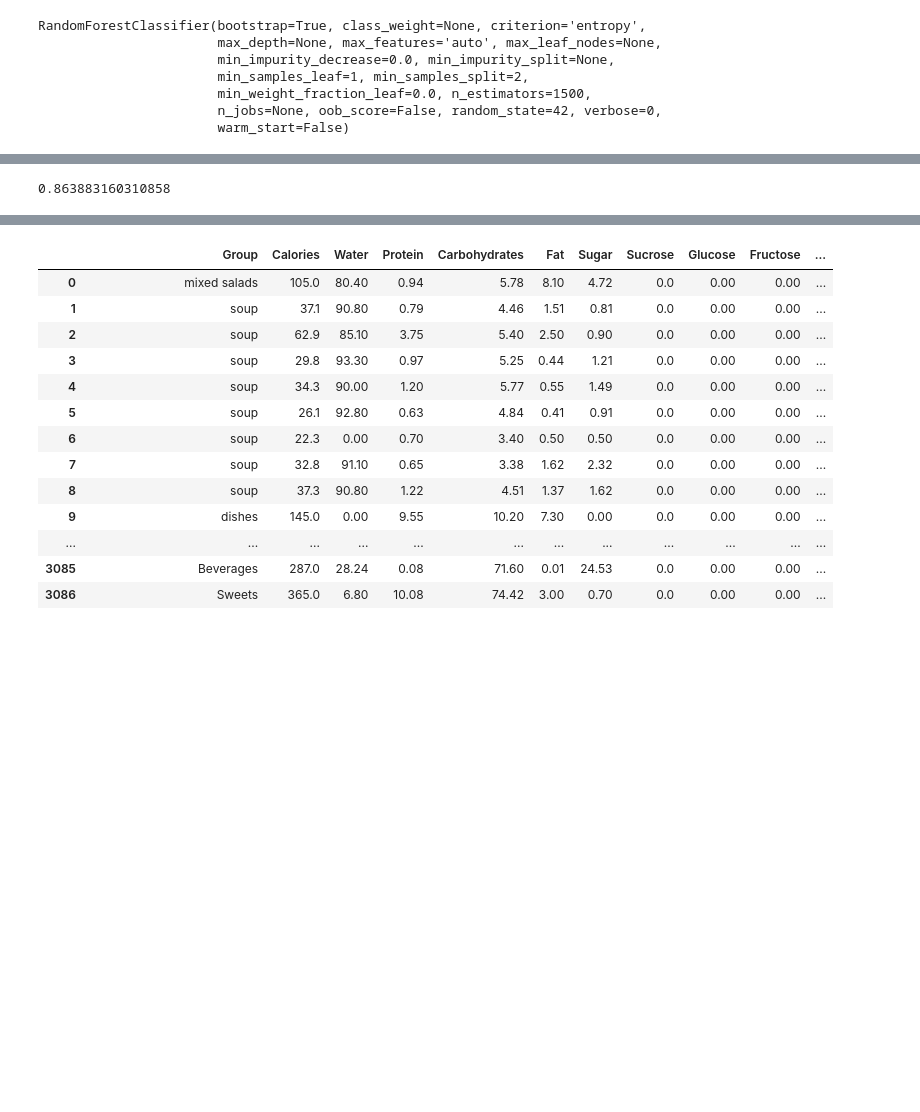
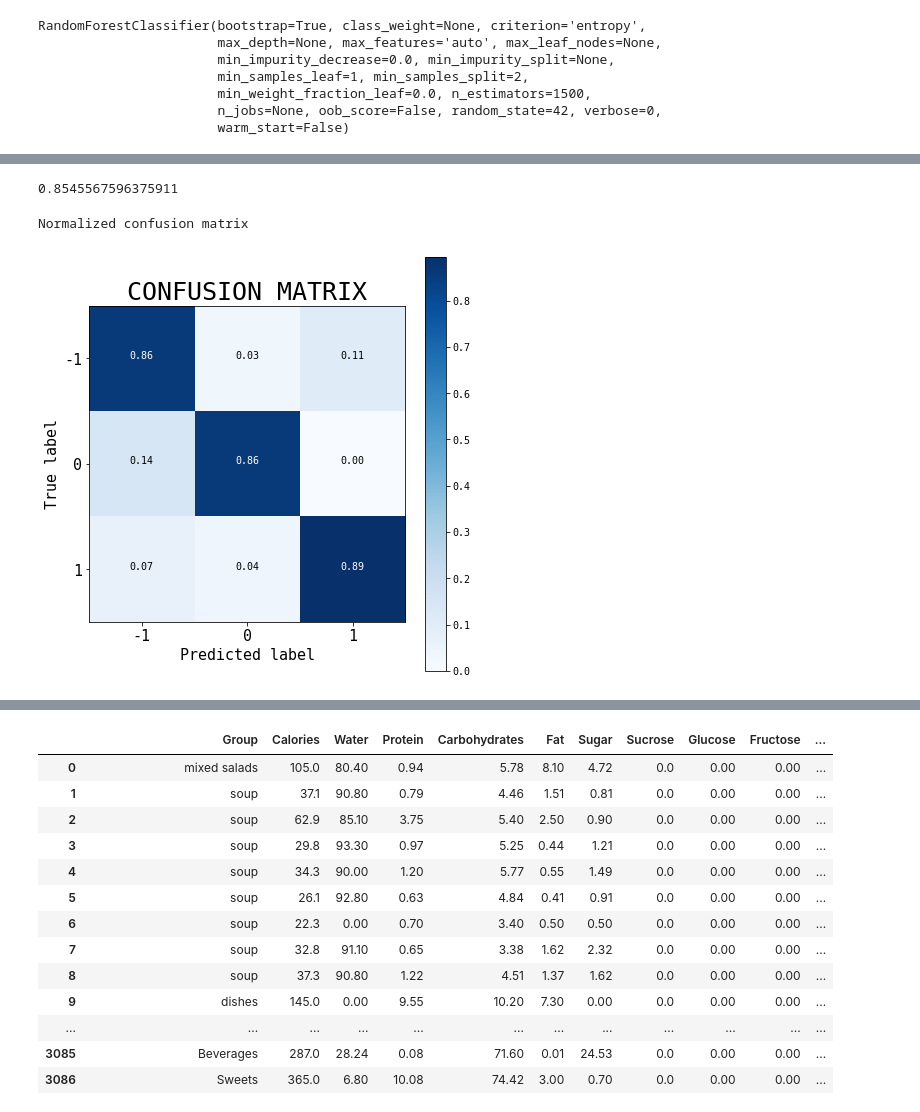
Before and after one commit to CMFV/FINAL_PROJECT, a Jupyter notebook: Clustering_data.ipynb, the cells around one changed output, grey strips where cells are left out. Saved outputs shown, nothing was run; the diff lists cells and outputs as text; code cells hidden in the pictures; blank space fills up the shorter version.

Commit message:
no me plotea bien la confusion matrix

```diff
--- a/Clustering_data.ipynb
+++ b/Clustering_data.ipynb
@@ -150,9 +154,57 @@ score
 # %%
-fpr, tpr, thresholds = metrics.roc_curve(y_test, y_pred, pos_label=1)
+fpr, tpr, thresholds = metrics.roc_curve(y_true=y_test, y_score=y_pred, pos_label=1)
 roc_auc=metrics.auc(fpr, tpr)
 roc_auc
 # %% [output]
-0.863883160310858
+0.8545567596375911
+# %%
+def plot_confusion_matrix(cm, keys,
+                          normalize=True,
+                          title='CONFUSION MATRIX',
+                          cmap=plt.cm.Blues):
+    """
+    This function prints and plots the confusion matrix.
+    Normalization can be applied by setting `normalize=True`.
+    """
+    if normalize:
+        cm = cm.astype('float') / cm.sum(axis=1)[:, np.newaxis]
+        print("Normalized confusion matrix")
+    else:
+        print('Confusion matrix, without normalization')
+
+    plt.imshow(cm, interpolation='nearest', cmap=cmap)
+    plt.title(title, fontsize=25)
+    plt.colorbar()
+    tick_marks = np.arange(len(keys))
+    plt.xticks(tick_marks, keys, fontsize=15)
+    plt.yticks(tick_marks, keys, fontsize=15)
+
+    fmt = '.2f' if normalize else 'd'
+    thresh = cm.max() / 2.
+    for i, j in itertools.product(range(cm.shape[0]), range(cm.shape[1])):
+        plt.text(j, i, format(cm[i, j], fmt),
+                 horizontalalignment="center",
+                 color="white" if cm[i, j] > thresh else "black")
+
+    plt.tight_layout(pad=0.6,w_pad=0.6,h_pad=1)
+    plt.ylabel('True label', fontsize=15)
+    plt.xlabel('Predicted label', fontsize=15)
+# %%
+import itertools
+from sklearn.metrics import confusion_matrix
+#preds = modelo.predict_classes(X_test)
+#classes = classes[unique_labels(y_test, y_pred)]
+cm = confusion_matrix(y_prueba,y_test)
+keys = [-1,0,1]
+plt.figure(figsize=(6,6), linewidth='4')
+plt.rcParams['font.sans-serif'] = "Courier New"
+plt.rcParams['font.family'] = "monospace"
+
+
+plot_confusion_matrix(cm, keys, normalize=True)
+# %% [output]
+Normalized confusion matrix
+[figure, added]
 # %%
 plt.figure()
 lw = 2
```
Also changed, not shown: parts of 19 cells of this notebook, 5 other files.
